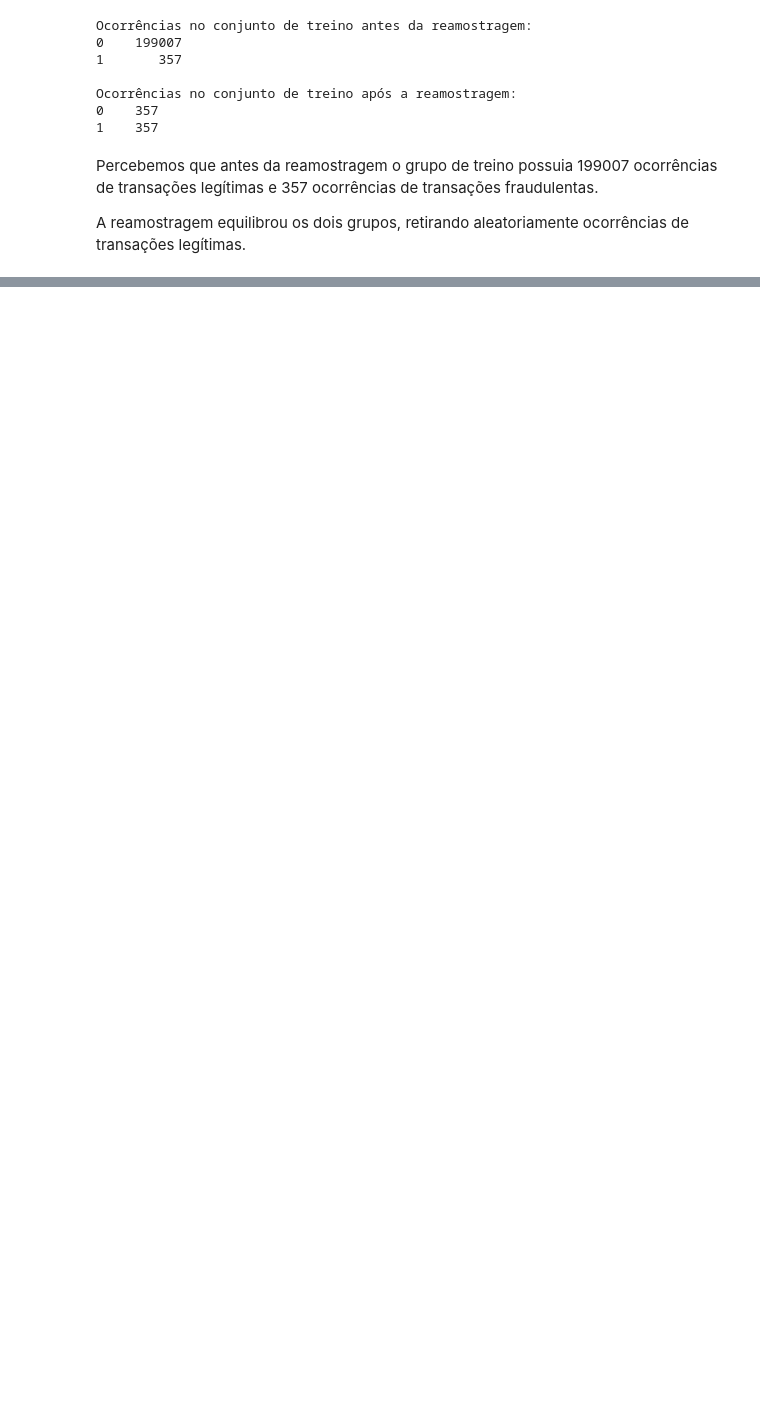
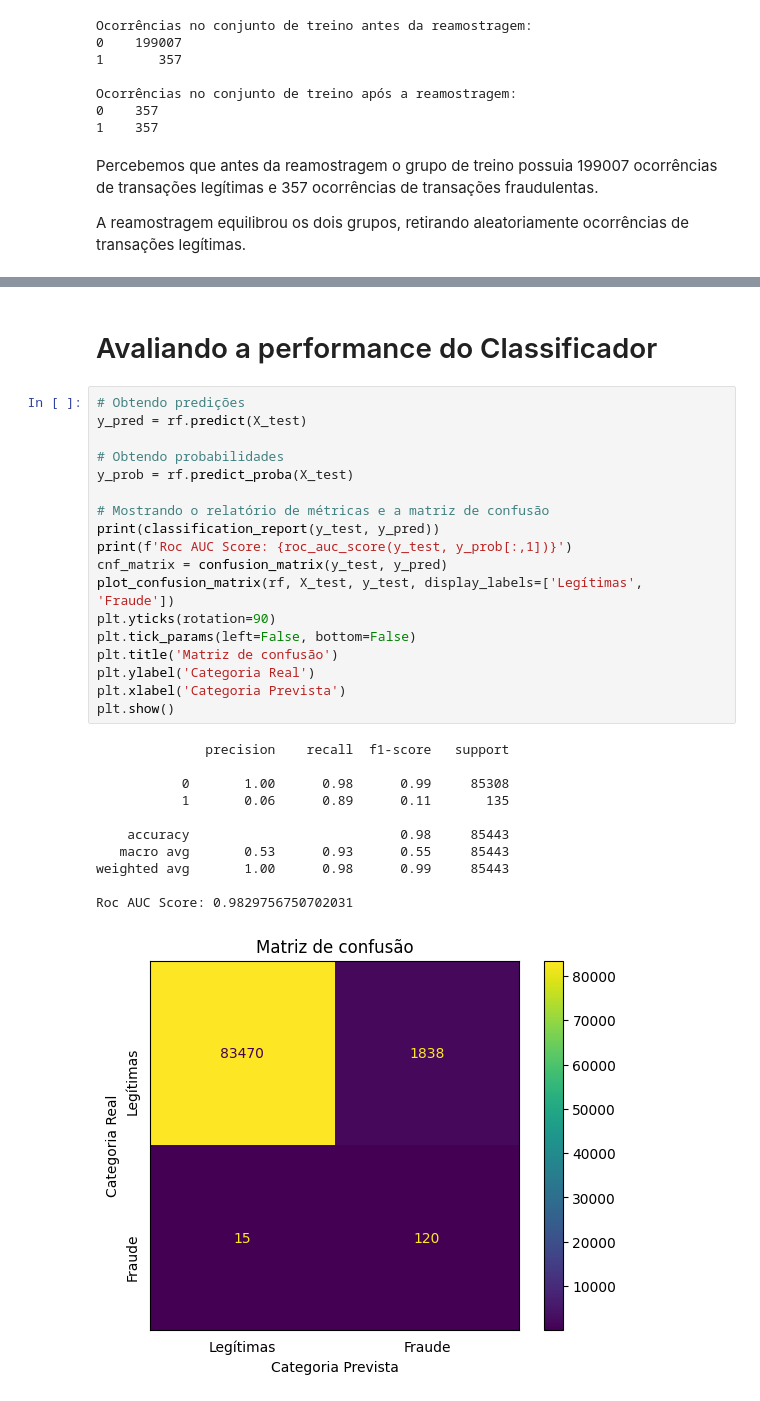
Before and after one commit to Marcos-Vinicius-Santos-Ramos/Machine-Learning-and-Credit-Card-Fraud-Detection, a Jupyter notebook: Detecção_de_fraude_de_cartão_de_crédito_com_machine_learning.ipynb, the cells around one changed output, grey strips where cells are left out. Saved outputs shown, nothing was run; the diff lists cells and outputs as text; blank space fills up the shorter version.

```diff
--- a/Detecção_de_fraude_de_cartão_de_crédito_com_machine_learning.ipynb
+++ b/Detecção_de_fraude_de_cartão_de_crédito_com_machine_learning.ipynb
@@ -292,0 +308,32 @@ A reamostragem equilibrou os dois grupos, retirando aleatoriamente ocorrências
+# %% [markdown]
+# Avaliando a performance do Classificador
+# %%
+# Obtendo predições
+y_pred = rf.predict(X_test)
+
+# Obtendo probabilidades
+y_prob = rf.predict_proba(X_test)
+
+# Mostrando o relatório de métricas e a matriz de confusão
+print(classification_report(y_test, y_pred))
+print(f'Roc AUC Score: {roc_auc_score(y_test, y_prob[:,1])}')
+cnf_matrix = confusion_matrix(y_test, y_pred)
+plot_confusion_matrix(rf, X_test, y_test, display_labels=['Legítimas', 'Fraude'])
+plt.yticks(rotation=90)
+plt.tick_params(left=False, bottom=False)
+plt.title('Matriz de confusão')
+plt.ylabel('Categoria Real')
+plt.xlabel('Categoria Prevista')
+plt.show()
+# %% [output]
+              precision    recall  f1-score   support
+
+           0       1.00      0.98      0.99     85308
+           1       0.06      0.89      0.11       135
+
+    accuracy                           0.98     85443
+   macro avg       0.53      0.93      0.55     85443
+weighted avg       1.00      0.98      0.99     85443
+
+Roc AUC Score: 0.9829756750702031
+[figure, added]
```
Also changed, not shown: parts of 11 cells of this notebook.
